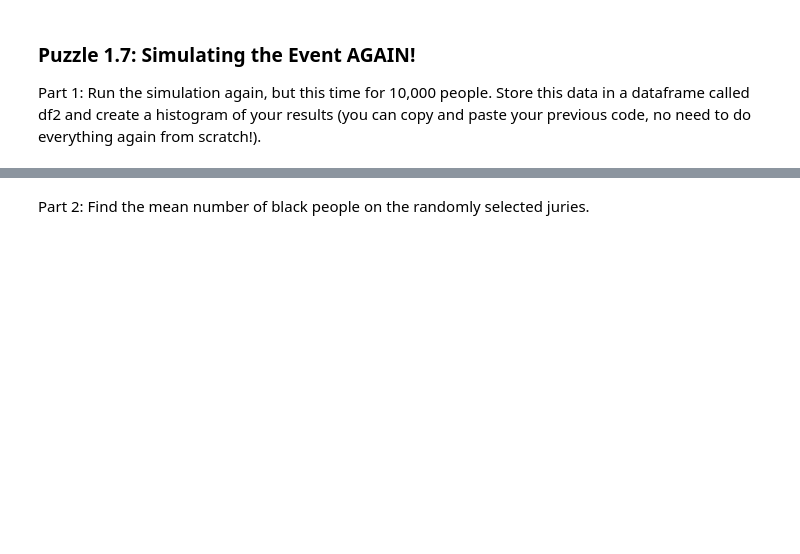
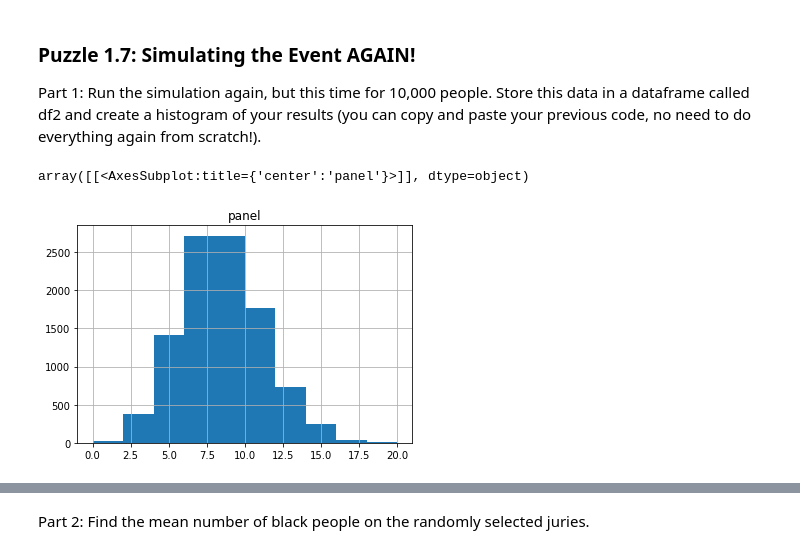
Before and after one commit to rgu6/Rachael-Gu, a Jupyter notebook: lab_justice/lab_justice.ipynb, the cells around one changed output, grey strips where cells are left out. Drawn from its saved outputs; the diff is of its cells as text; code cells hidden in the pictures; blank space fills up the shorter version.

```diff
--- a/lab_justice/lab_justice.ipynb
+++ b/lab_justice/lab_justice.ipynb
@@ -129,9 +152,18 @@ print(f"{tada} All tests passed! {tada}")
 Part 1: Run the simulation again, but this time for 10,000 people. Store this data in a dataframe called df2 and create a histogram of your results (you can copy and paste your previous code, no need to do everything again from scratch!).
 # %%
 ## Run the same simulation 10000 times
-
+data = []
+for i in range (10000):
+    panel = simulateJuryPanel()
+    d = {"panel":panel}
+    data.append(d)
+df2 = pd.DataFrame(data)
 
 ## Create your histogram here
+df2.hist()
+# %% [output]
+array([[<AxesSubplot:title={'center':'panel'}>]], dtype=object)
+[figure, added]
 # %%
 ## == TEST CASES for Puzzle 1.7 Part 1 ==
 # - This read-only cell contains test cases for your previous cell.
```
Also changed, not shown: parts of 36 cells of this notebook, 2 other files.
